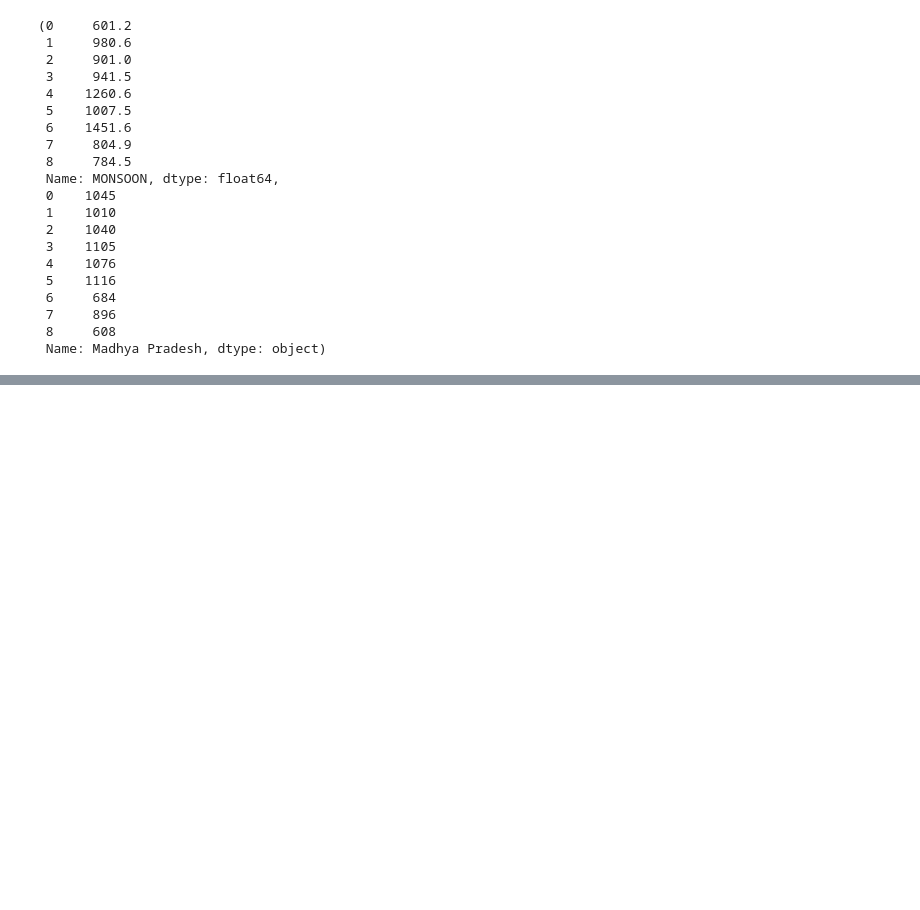
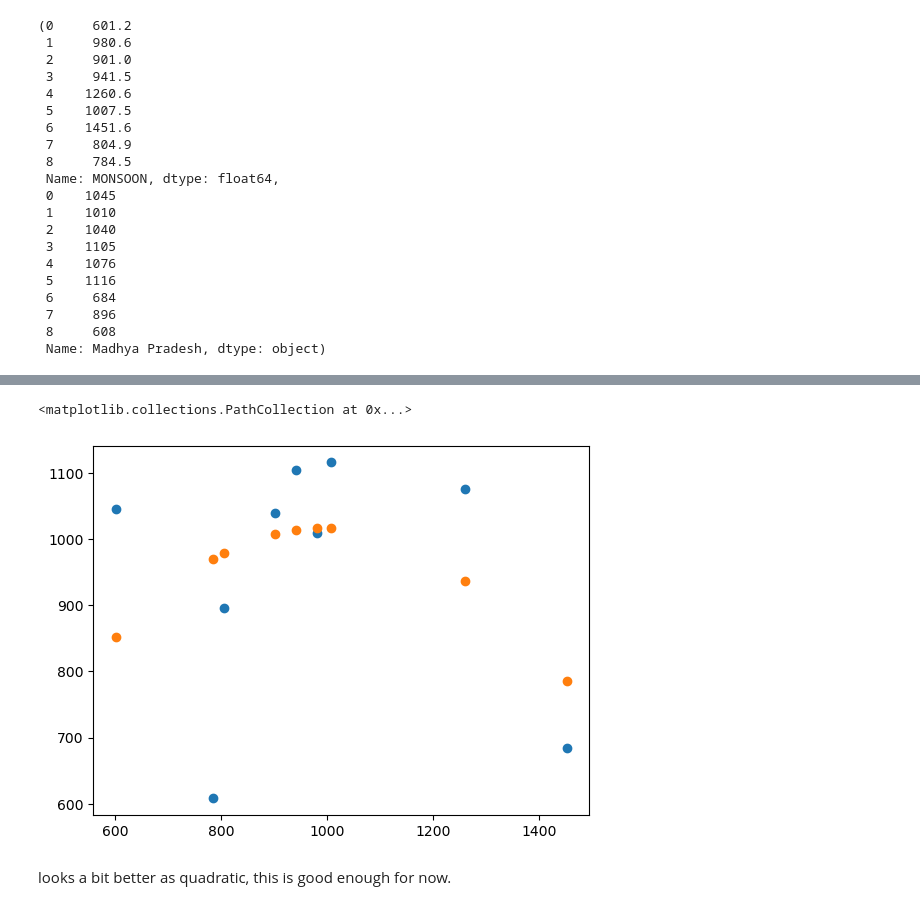
Before and after one commit to ken-neth-wang/crop-insurance, a Jupyter notebook: univariate_sim.ipynb, the cells around one changed output, grey strips where cells are left out. Cells and saved outputs as stored; diff of their text form; code cells hidden in the pictures; blank space fills up the shorter version.

Commit message:
generated quadratic model of rain to yield

```diff
--- a/univariate_sim.ipynb
+++ b/univariate_sim.ipynb
@@ -267,0 +280,5 @@ array([601.2, 1045], dtype=object)
+# %%
+quadratic = PolynomialFeatures(degree=2, include_bias=False)
+quadratic_features = quadratic.fit_transform(x_train)
+quadratic_model = LinearRegression().fit(quadratic_features, y_train)
+quadratic_features
@@ -268 +295,9 @@ array([601.2, 1045], dtype=object)
+# %%
+plt.scatter(x_train, y_train)
+plt.scatter(x_train, quadratic_model.predict(quadratic_features))
+# %% [output]
+<matplotlib.collections.PathCollection at 0x...>
+[figure, added]
+# %% [markdown]
+looks a bit better as quadratic, this is good enough for now.
 # %%
```
Also changed, not shown: parts of 13 cells of this notebook.
